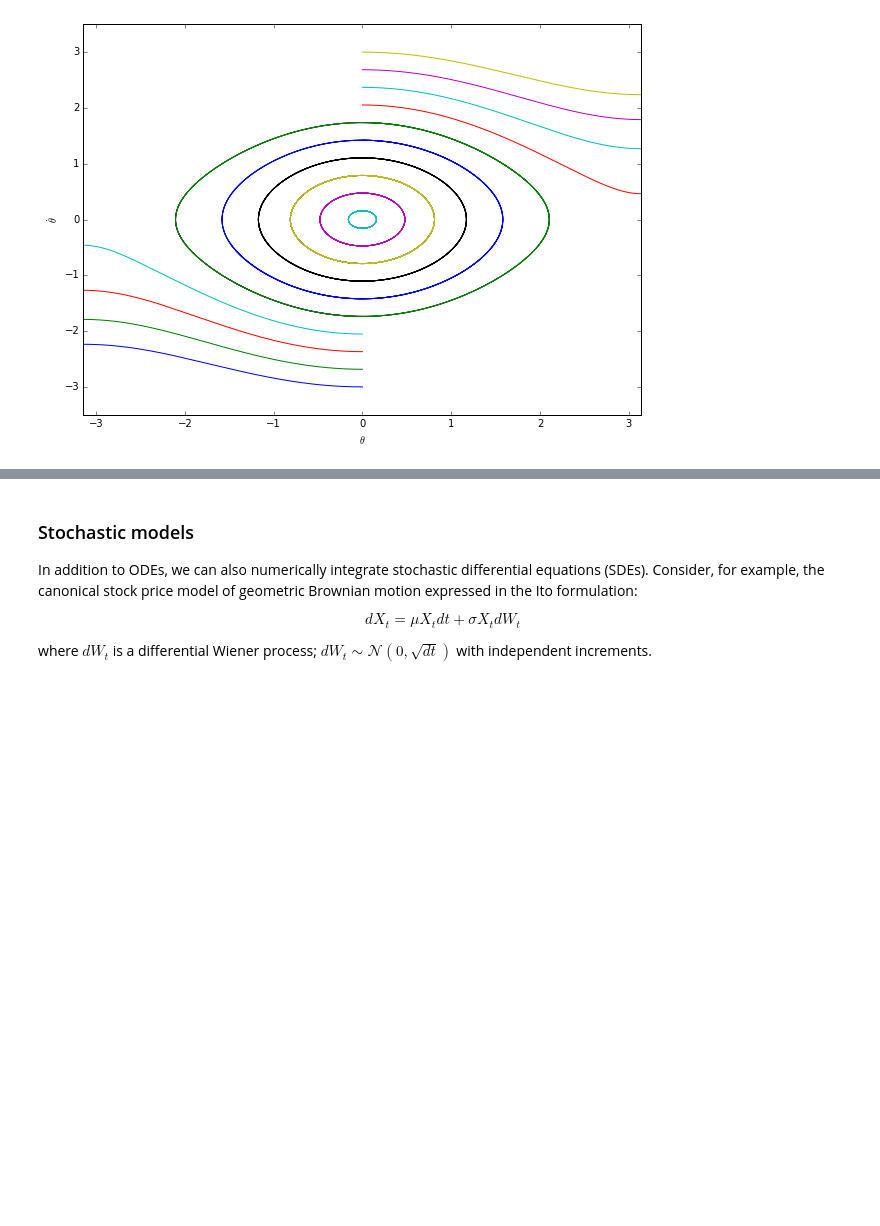
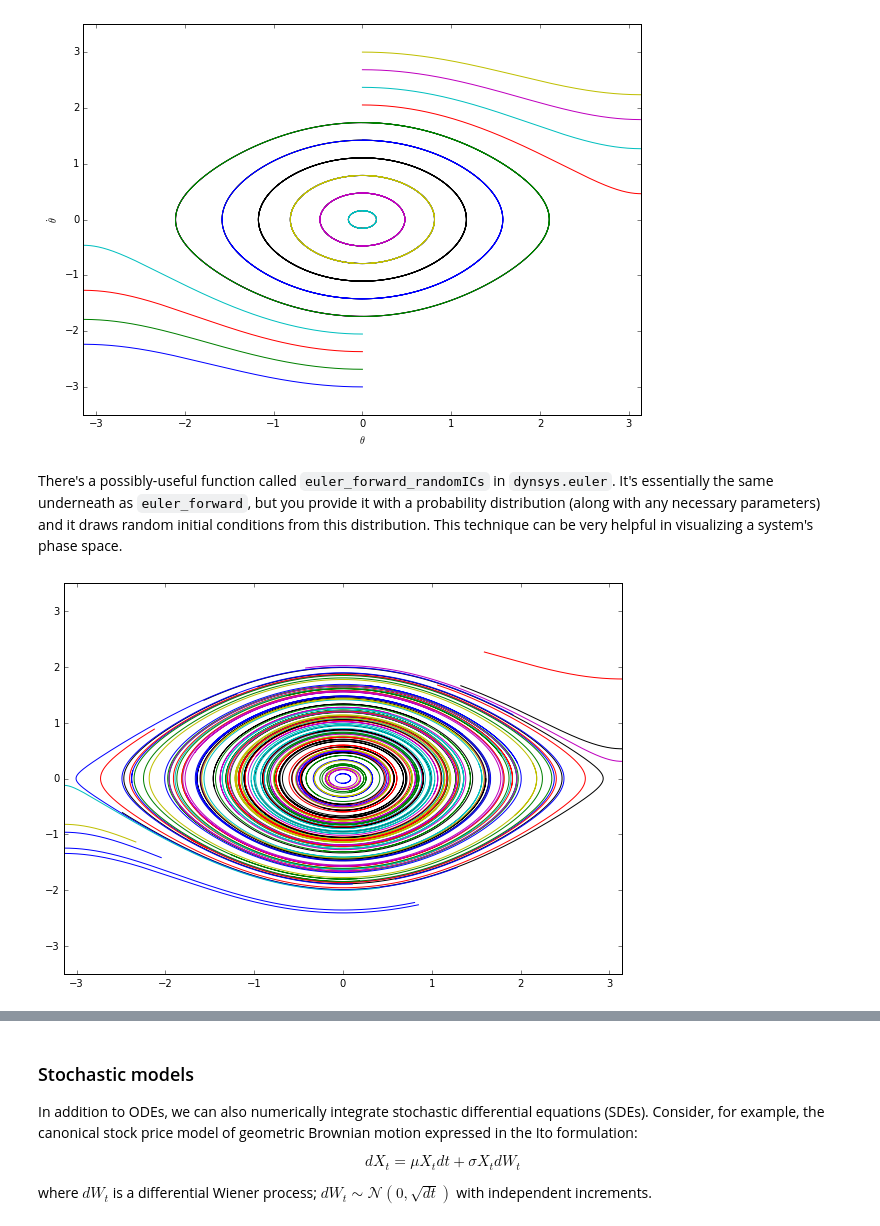
Before and after one commit to mvarnold/dynsys, a Jupyter notebook: examples.ipynb, the cells around one changed output, grey strips where cells are left out. Saved outputs shown, nothing was run; the diff lists cells and outputs as text; code cells hidden in the pictures; blank space fills up the shorter version.

```diff
--- a/examples.ipynb
+++ b/examples.ipynb
@@ -135,3 +135,37 @@ ax.set_ylim(-3.5, 3.5)
 plt.show()
 # %% [output]
 [figure]
+# %% [markdown]
+There's a possibly-useful function called `euler_forward_randomICs` in `dynsys.euler`. It's essentially the same underneath as `euler_forward`, but you provide it with a probability distribution (along with any necessary parameters) and it draws random initial conditions from this distribution. This technique can be very helpful in visualizing a system's phase space.
+# %%
+# do the pendulum, but with random initial conditions
+
+from scipy import stats
+from euler import euler_forward_randomICs
+
+# we'll draw from a standard uncorrelated multivariate normal
+distparams = {'mean' : [0., 0.],
+              'cov' : [[1., 0.], [0., 1.]],
+              'size' : 100}
+
+t0 = 0.
+T = 10.
+dt = 0.00005
+
+def f(x, t):
+    return np.asarray( [x[1],
+                        -1. * np.sin(x[0])] )
+
+fig, ax = plt.subplots(1, 1, figsize=(10, 7))
+paths, time = euler_forward_randomICs(f, t0, T, dt,
+                                     'multivariate_normal',
+                                     distparams)
+for path in paths:
+    ax.plot(path[:, 0], path[:, 1])
+
+ax.set_xlim(-np.pi, np.pi)
+ax.set_ylim(-3.5, 3.5)
+
+plt.show()
+# %% [output]
+[figure, added]
```
Also changed, not shown: parts of 6 cells of this notebook, 1 other file.
